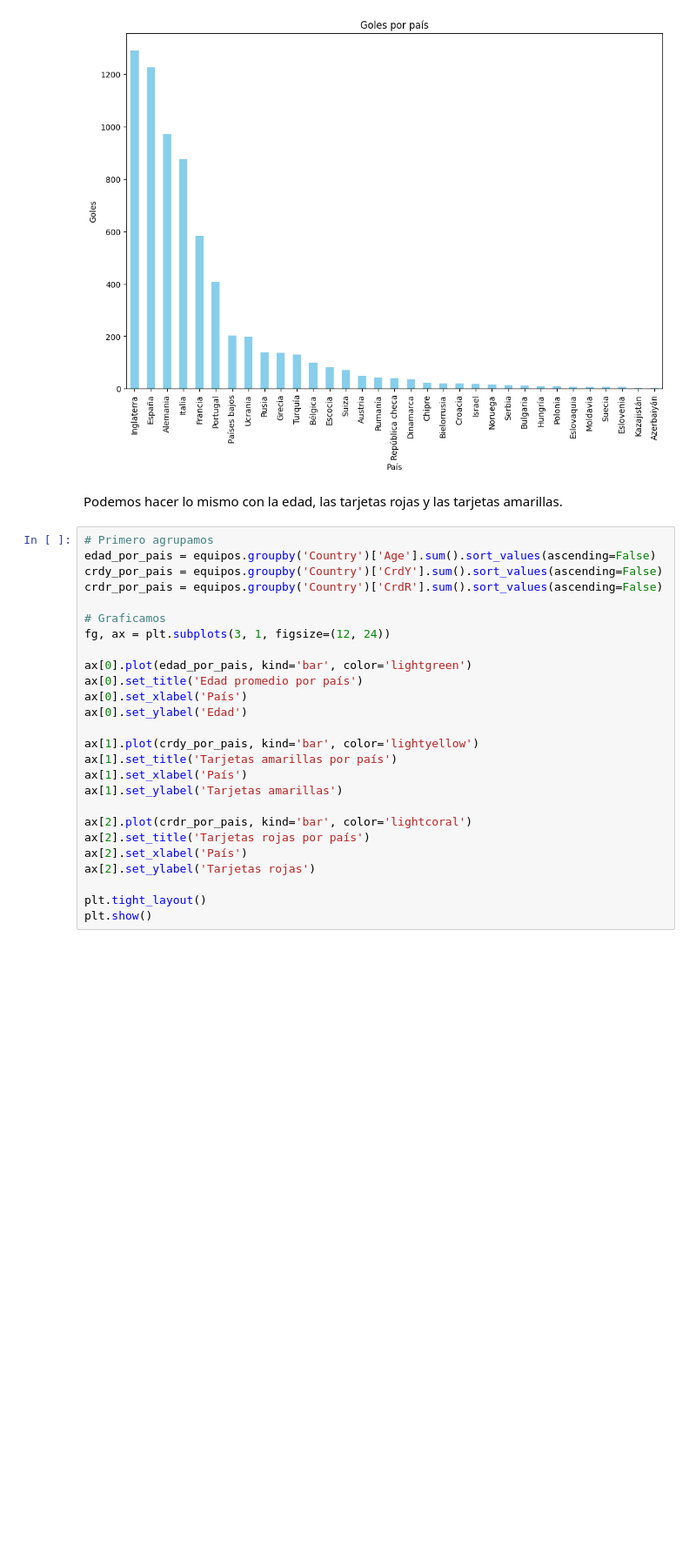
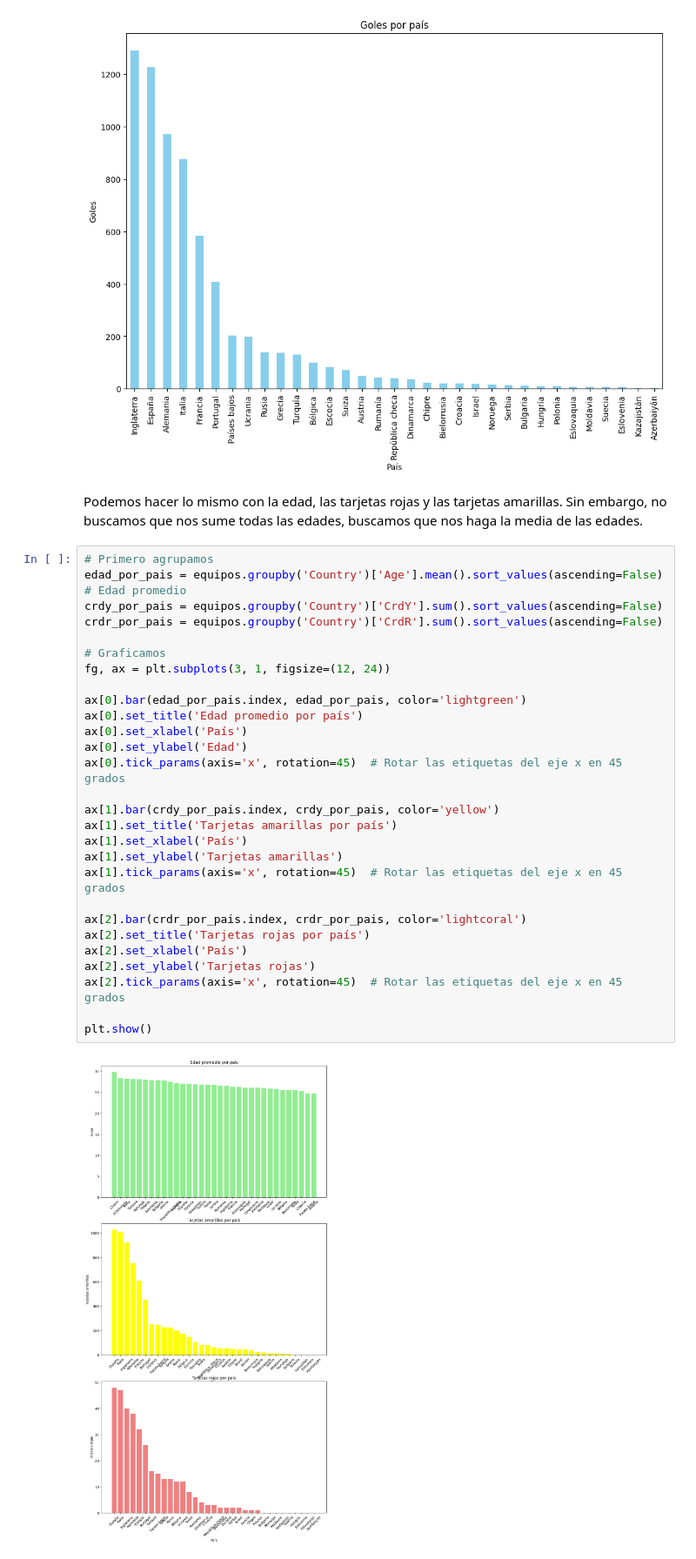
Before and after one commit to lauralardies/uefa_analisis, a Jupyter notebook: UEFA/analisis/limpieza.ipynb, the cells around one changed output. Shown at 87% size. Cells and saved outputs as stored; diff of their text form; blank space fills up the shorter version.

```diff
--- a/UEFA/analisis/limpieza.ipynb
+++ b/UEFA/analisis/limpieza.ipynb
@@ -217,30 +217,34 @@ plt.show()
 # %% [output]
 [figure]
 # %% [markdown]
-Podemos hacer lo mismo con la edad, las tarjetas rojas y las tarjetas amarillas.
+Podemos hacer lo mismo con la edad, las tarjetas rojas y las tarjetas amarillas. Sin embargo, no buscamos que nos sume todas las edades, buscamos que nos haga la media de las edades.
 # %%
 # Primero agrupamos
-edad_por_pais = equipos.groupby('Country')['Age'].sum().sort_values(ascending=False)
+edad_por_pais = equipos.groupby('Country')['Age'].mean().sort_values(ascending=False) # Edad promedio
 crdy_por_pais = equipos.groupby('Country')['CrdY'].sum().sort_values(ascending=False)
 crdr_por_pais = equipos.groupby('Country')['CrdR'].sum().sort_values(ascending=False)
 
 # Graficamos
 fg, ax = plt.subplots(3, 1, figsize=(12, 24))
 
-ax[0].plot(edad_por_pais, kind='bar', color='lightgreen')
+ax[0].bar(edad_por_pais.index, edad_por_pais, color='lightgreen')
 ax[0].set_title('Edad promedio por país')
 ax[0].set_xlabel('País')
 ax[0].set_ylabel('Edad')
+ax[0].tick_params(axis='x', rotation=45)  # Rotar las etiquetas del eje x en 45 grados
 
-ax[1].plot(crdy_por_pais, kind='bar', color='lightyellow')
+ax[1].bar(crdy_por_pais.index, crdy_por_pais, color='yellow')
 ax[1].set_title('Tarjetas amarillas por país')
 ax[1].set_xlabel('País')
 ax[1].set_ylabel('Tarjetas amarillas')
+ax[1].tick_params(axis='x', rotation=45)  # Rotar las etiquetas del eje x en 45 grados
 
-ax[2].plot(crdr_por_pais, kind='bar', color='lightcoral')
+ax[2].bar(crdr_por_pais.index, crdr_por_pais, color='lightcoral')
 ax[2].set_title('Tarjetas rojas por país')
 ax[2].set_xlabel('País')
 ax[2].set_ylabel('Tarjetas rojas')
+ax[2].tick_params(axis='x', rotation=45)  # Rotar las etiquetas del eje x en 45 grados
 
-plt.tight_layout()
 plt.show()
+# %% [output]
+[figure, added]
```
